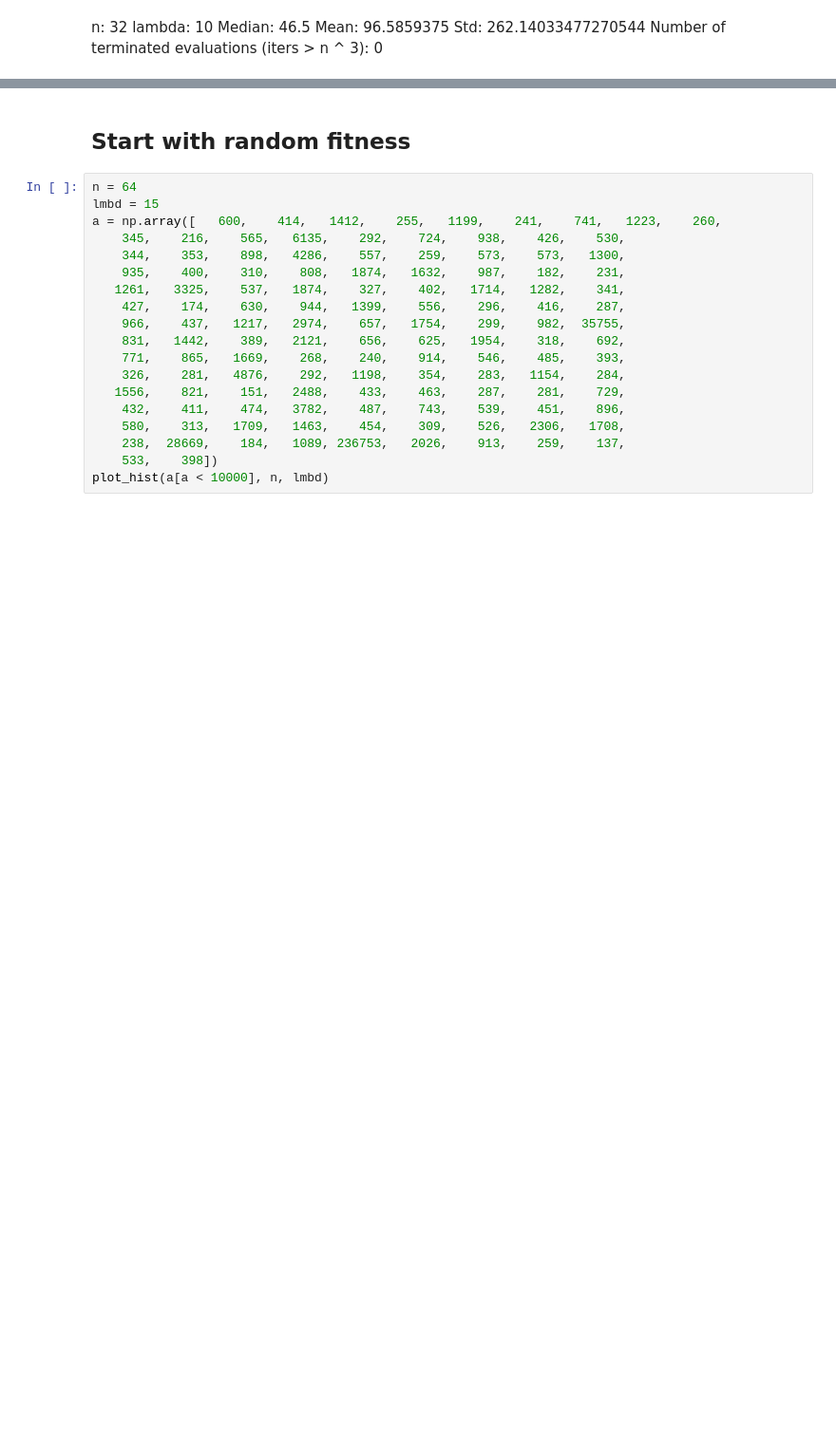
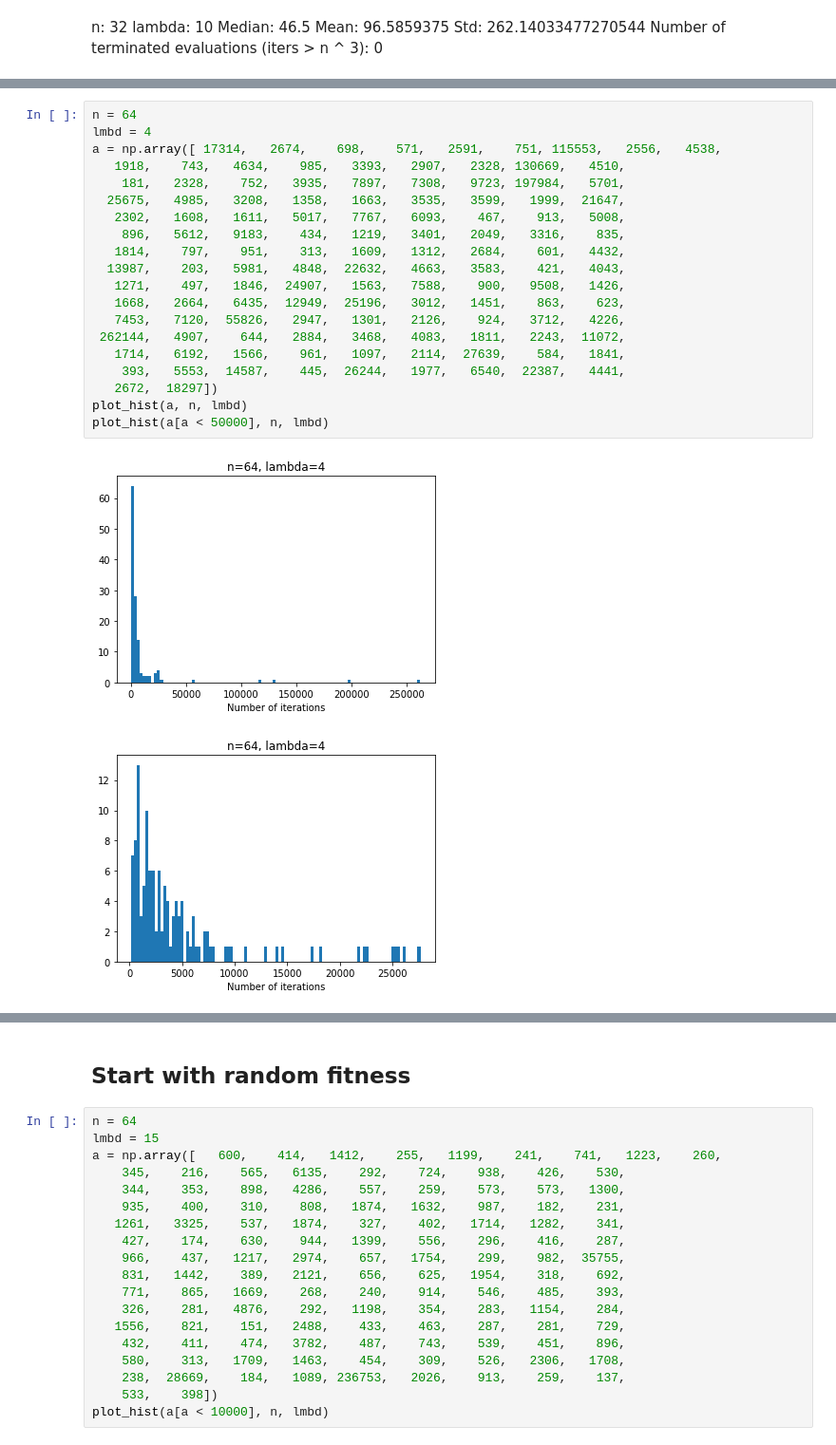
Before and after one commit to sashapff/ollga-noise, a Jupyter notebook: notebook.ipynb, the cells around one changed output, grey strips where cells are left out. Shown at 95% size. Cells and saved outputs as stored; diff of their text form; blank space fills up the shorter version.

```diff
--- a/notebook.ipynb
+++ b/notebook.ipynb
@@ -59,0 +86,23 @@ plot_hist(a, n, lmbd)
+# %%
+n = 64
+lmbd = 4
+a = np.array([ 17314,   2674,    698,    571,   2591,    751, 115553,   2556,   4538,
+   1918,    743,   4634,    985,   3393,   2907,   2328, 130669,   4510,
+    181,   2328,    752,   3935,   7897,   7308,   9723, 197984,   5701,
+  25675,   4985,   3208,   1358,   1663,   3535,   3599,   1999,  21647,
+   2302,   1608,   1611,   5017,   7767,   6093,    467,    913,   5008,
+    896,   5612,   9183,    434,   1219,   3401,   2049,   3316,    835,
+   1814,    797,    951,    313,   1609,   1312,   2684,    601,   4432,
+  13987,    203,   5981,   4848,  22632,   4663,   3583,    421,   4043,
+   1271,    497,   1846,  24907,   1563,   7588,    900,   9508,   1426,
+   1668,   2664,   6435,  12949,  25196,   3012,   1451,    863,    623,
+   7453,   7120,  55826,   2947,   1301,   2126,    924,   3712,   4226,
+ 262144,   4907,    644,   2884,   3468,   4083,   1811,   2243,  11072,
+   1714,   6192,   1566,    961,   1097,   2114,  27639,    584,   1841,
+    393,   5553,  14587,    445,  26244,   1977,   6540,  22387,   4441,
+   2672,  18297])
+plot_hist(a, n, lmbd)
+plot_hist(a[a < 50000], n, lmbd)
+# %% [output]
+[figure, added]
+[figure, added]
```
Also changed, not shown: parts of 5 cells of this notebook.
